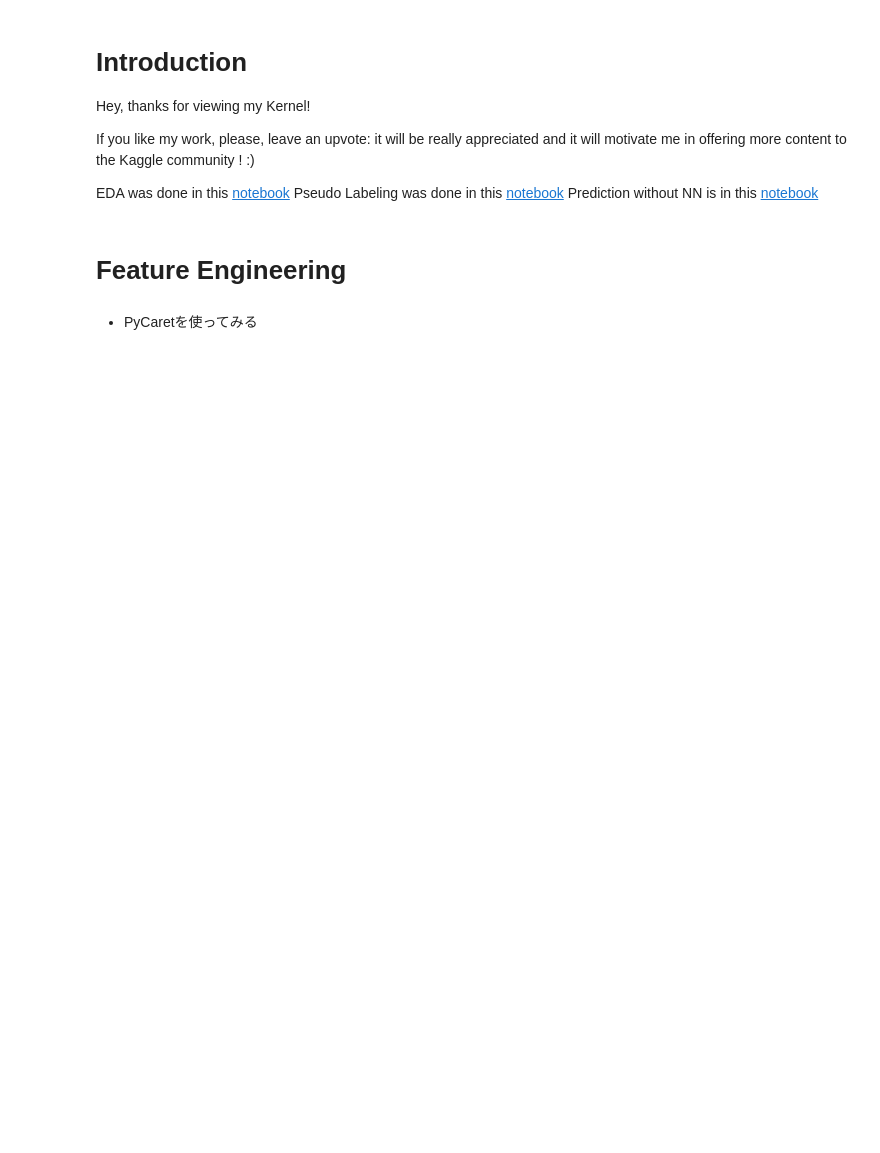
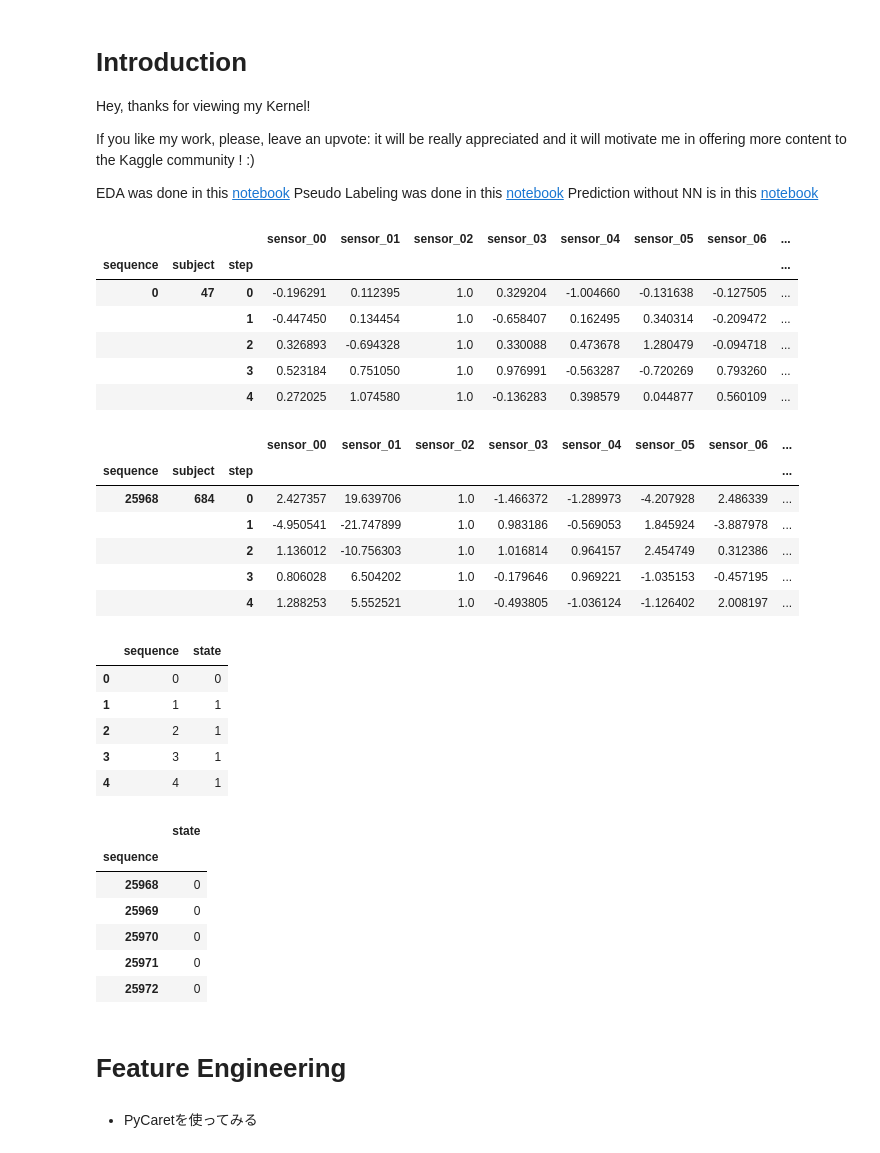
Before and after one commit to batamorphism/Kaggle, a Jupyter notebook: TPS2204/pycaretの練習_tpsapr22-fe-pseudo-labels-bi-lstm-fec957.ipynb, the cells around one changed output. Drawn from its saved outputs; the diff is of its cells as text; code cells hidden in the pictures; blank space fills up the shorter version.

```diff
--- a/TPS2204/pycaretの練習_tpsapr22-fe-pseudo-labels-bi-lstm-fec957.ipynb
+++ b/TPS2204/pycaretの練習_tpsapr22-fe-pseudo-labels-bi-lstm-fec957.ipynb
@@ -10,17 +13,44 @@ Prediction without NN is in this [notebook](https://www.kaggle.com/code/hasanbas
 # %%
 import pandas as pd
 import numpy as np
 import warnings
 
 warnings.simplefilter("ignore")
 # indexを指定しないと、PyCaretの予測結果がめちゃくちゃになる?
 train = pd.read_csv("../input/tabular-playground-series-apr-2022/train.csv", index_col=['sequence', 'subject', 'step'])
 test = pd.read_csv("../input/tabular-playground-series-apr-2022/test.csv", index_col=['sequence', 'subject', 'step'])
-test_pseudo = pd.read_csv("../input/tpsapr22-pseudo-labels/pseudo_labeled_test.csv")
 labels = pd.read_csv("../input/tabular-playground-series-apr-2022/train_labels.csv")
-sub = pd.read_csv("../input/tabular-playground-series-apr-2022/sample_submission.csv", index_col=['sequence'])
+sub = pd.read_csv("../input/tabular-playground-series-apr-2022/sample_submission.csv")
 
 display(train.head())
 display(test.head())
 display(labels.head())
 display(sub.head())
+# %% [output]
+|  |  |  | sensor_00 | sensor_01 | sensor_02 | sensor_03 | sensor_04 | sensor_05 | sensor_06 | ... |
+| sequence | subject | step |  |  |  |  |  |  |  | ... |
+| 0 | 47 | 0 | -0.196291 | 0.112395 | 1.0 | 0.329204 | -1.004660 | -0.131638 | -0.127505 | ... |
+|  |  | 1 | -0.447450 | 0.134454 | 1.0 | -0.658407 | 0.162495 | 0.340314 | -0.209472 | ... |
+|  |  | 2 | 0.326893 | -0.694328 | 1.0 | 0.330088 | 0.473678 | 1.280479 | -0.094718 | ... |
+|  |  | 3 | 0.523184 | 0.751050 | 1.0 | 0.976991 | -0.563287 | -0.720269 | 0.793260 | ... |
+|  |  | 4 | 0.272025 | 1.074580 | 1.0 | -0.136283 | 0.398579 | 0.044877 | 0.560109 | ... |
+|  |  |  | sensor_00 | sensor_01 | sensor_02 | sensor_03 | sensor_04 | sensor_05 | sensor_06 | ... |
+| sequence | subject | step |  |  |  |  |  |  |  | ... |
+| 25968 | 684 | 0 | 2.427357 | 19.639706 | 1.0 | -1.466372 | -1.289973 | -4.207928 | 2.486339 | ... |
+|  |  | 1 | -4.950541 | -21.747899 | 1.0 | 0.983186 | -0.569053 | 1.845924 | -3.887978 | ... |
+|  |  | 2 | 1.136012 | -10.756303 | 1.0 | 1.016814 | 0.964157 | 2.454749 | 0.312386 | ... |
+|  |  | 3 | 0.806028 | 6.504202 | 1.0 | -0.179646 | 0.969221 | -1.035153 | -0.457195 | ... |
+|  |  | 4 | 1.288253 | 5.552521 | 1.0 | -0.493805 | -1.036124 | -1.126402 | 2.008197 | ... |
+|  | sequence | state |
+| 0 | 0 | 0 |
+| 1 | 1 | 1 |
+| 2 | 2 | 1 |
+| 3 | 3 | 1 |
+| 4 | 4 | 1 |
+|  | state |
+| sequence |  |
+| 25968 | 0 |
+| 25969 | 0 |
+| 25970 | 0 |
+| 25971 | 0 |
+| 25972 | 0 |
```
Also changed, not shown: parts of 13 cells of this notebook, 1 other file.
